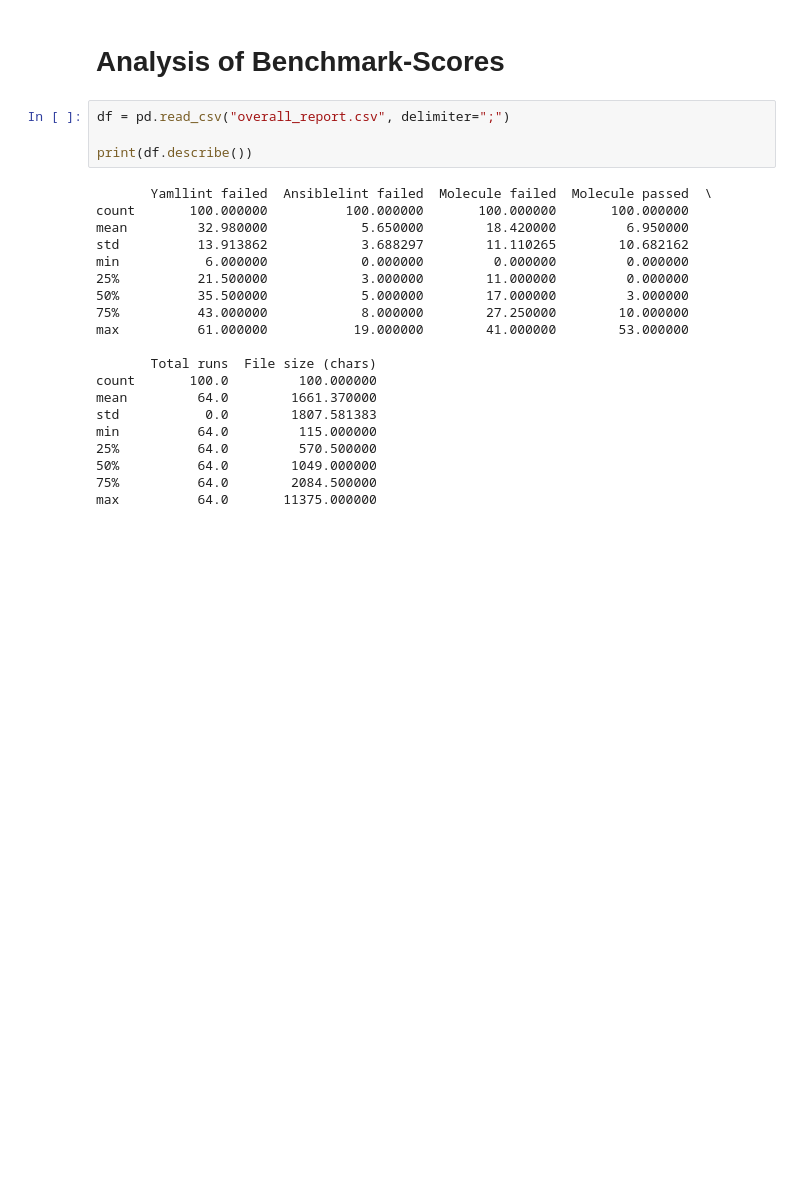
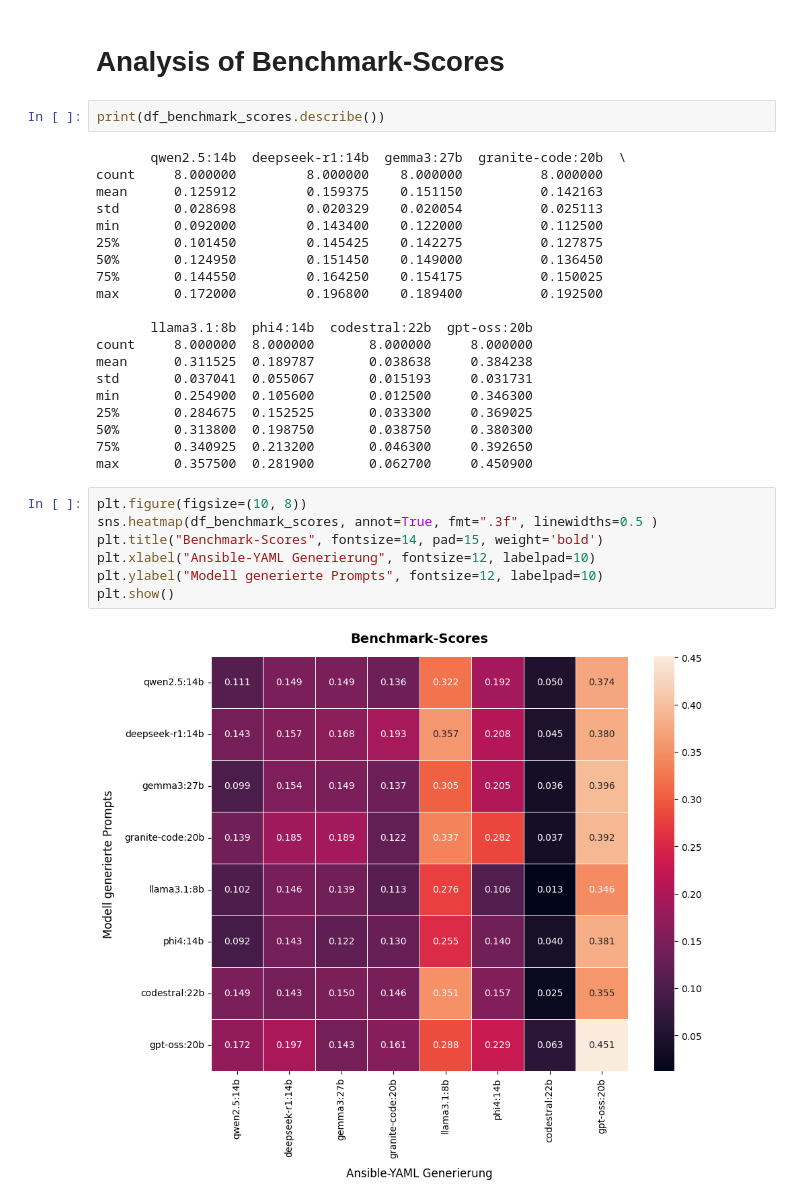
Before and after one commit to SimonGriang/ansible_bench, a Jupyter notebook: output/eda_benchmark100.ipynb, the cells around one changed output. Cells and saved outputs as stored; diff of their text form; blank space fills up the shorter version.

```diff
--- a/output/eda_benchmark100.ipynb
+++ b/output/eda_benchmark100.ipynb
@@ -67,26 +73,33 @@ df_file_information = pd.read_csv("overall_report.csv", delimiter=";")
 # %% [markdown]
 # Analysis of Benchmark-Scores
 # %%
-df = pd.read_csv("overall_report.csv", delimiter=";")
-
-print(df.describe())
+print(df_benchmark_scores.describe())
 # %% [output]
-       Yamllint failed  Ansiblelint failed  Molecule failed  Molecule passed  \
-count       100.000000          100.000000       100.000000       100.000000
-mean         32.980000            5.650000        18.420000         6.950000
-std          13.913862            3.688297        11.110265        10.682162
-min           6.000000            0.000000         0.000000         0.000000
-25%          21.500000            3.000000        11.000000         0.000000
-50%          35.500000            5.000000        17.000000         3.000000
-75%          43.000000            8.000000        27.250000        10.000000
-max          61.000000           19.000000        41.000000        53.000000
+       qwen2.5:14b  deepseek-r1:14b  gemma3:27b  granite-code:20b  \
+count     8.000000         8.000000    8.000000          8.000000
+mean      0.125912         0.159375    0.151150          0.142163
+std       0.028698         0.020329    0.020054          0.025113
+min       0.092000         0.143400    0.122000          0.112500
+25%       0.101450         0.145425    0.142275          0.127875
+50%       0.124950         0.151450    0.149000          0.136450
+75%       0.144550         0.164250    0.154175          0.150025
+max       0.172000         0.196800    0.189400          0.192500
 
-       Total runs  File size (chars)
-count       100.0         100.000000
-mean         64.0        1661.370000
-std           0.0        1807.581383
-min          64.0         115.000000
-25%          64.0         570.500000
-50%          64.0        1049.000000
-75%          64.0        2084.500000
-max          64.0       11375.000000
+       llama3.1:8b  phi4:14b  codestral:22b  gpt-oss:20b
+count     8.000000  8.000000       8.000000     8.000000
+mean      0.311525  0.189787       0.038638     0.384238
+std       0.037041  0.055067       0.015193     0.031731
+min       0.254900  0.105600       0.012500     0.346300
+25%       0.284675  0.152525       0.033300     0.369025
+50%       0.313800  0.198750       0.038750     0.380300
+75%       0.340925  0.213200       0.046300     0.392650
+max       0.357500  0.281900       0.062700     0.450900
+# %%
+plt.figure(figsize=(10, 8))
+sns.heatmap(df_benchmark_scores, annot=True, fmt=".3f", linewidths=0.5 )
+plt.title("Benchmark-Scores", fontsize=14, pad=15, weight='bold')
+plt.xlabel("Ansible-YAML Generierung", fontsize=12, labelpad=10)
+plt.ylabel("Modell generierte Prompts", fontsize=12, labelpad=10)
+plt.show()
+# %% [output]
+[figure, added]
```
Also changed, not shown: parts of 18 cells of this notebook.
